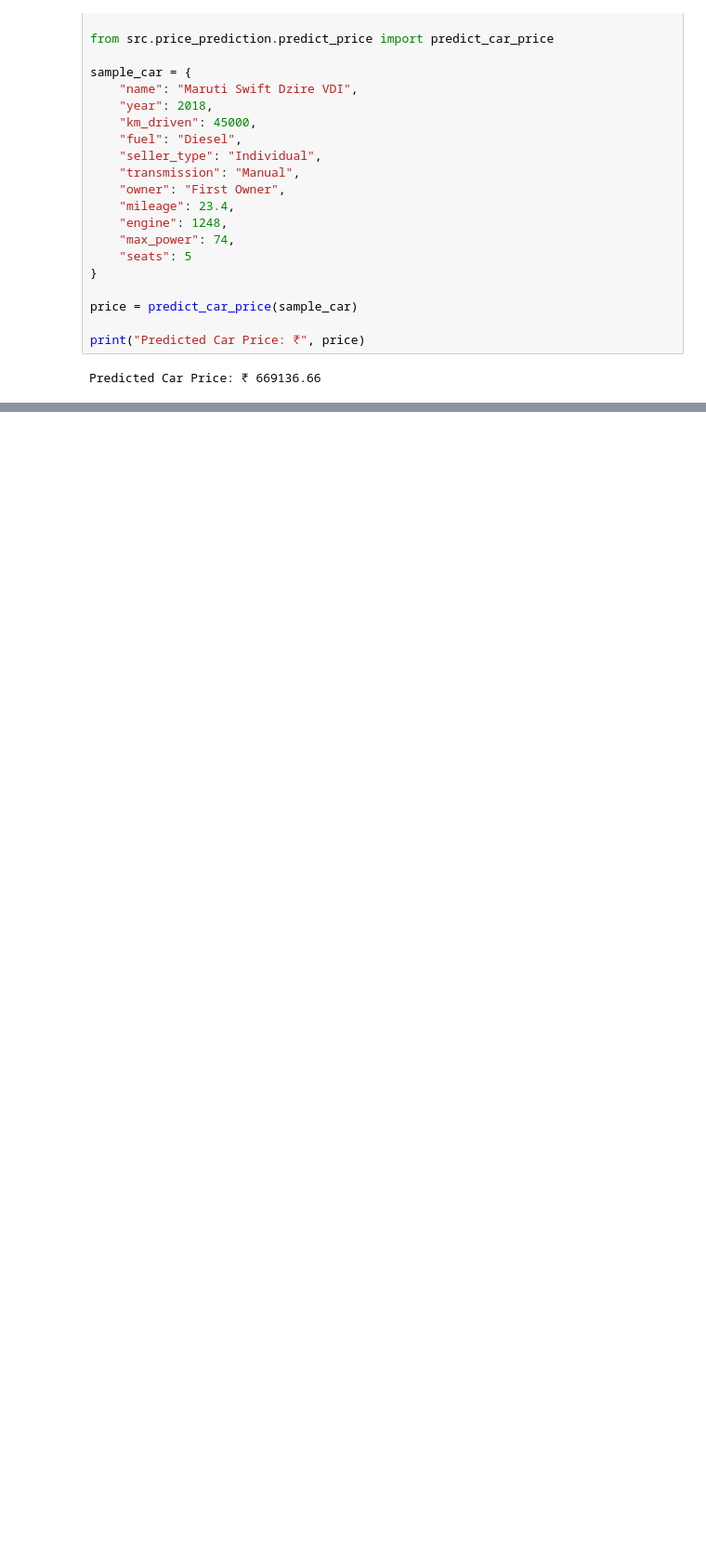
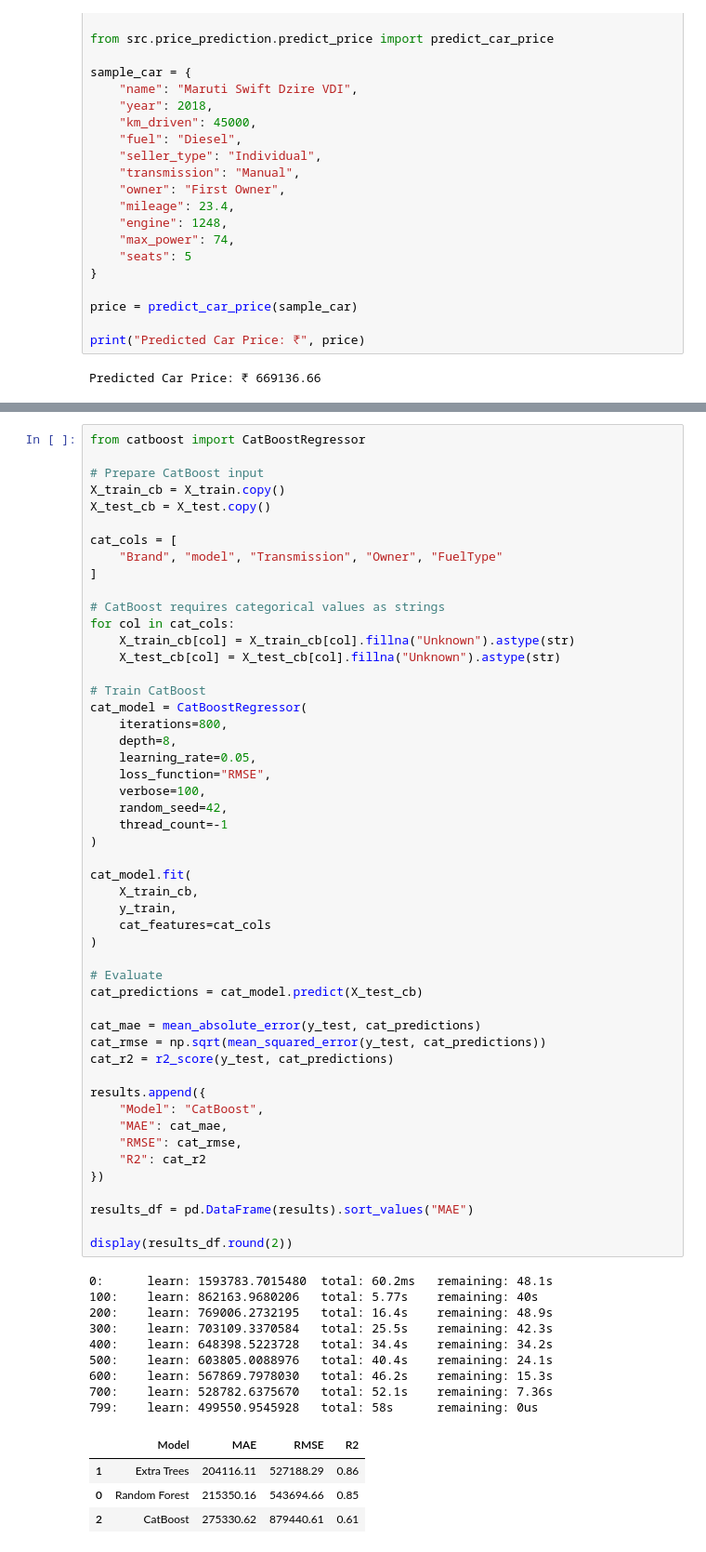
Before and after one commit to Gurasees1234/CarWise-AI, a Jupyter notebook: notebooks/01_model_training.ipynb, the cells around one changed output, grey strips where cells are left out. Shown at 93% size. Cells and saved outputs as stored; diff of their text form; blank space fills up the shorter version.

```diff
--- a/notebooks/01_model_training.ipynb
+++ b/notebooks/01_model_training.ipynb
@@ -556,0 +937,64 @@ Predicted Car Price: ₹ 669136.66
+# %%
+from catboost import CatBoostRegressor
+
+# Prepare CatBoost input
+X_train_cb = X_train.copy()
+X_test_cb = X_test.copy()
+
+cat_cols = [
+    "Brand", "model", "Transmission", "Owner", "FuelType"
+]
+
+# CatBoost requires categorical values as strings
+for col in cat_cols:
+    X_train_cb[col] = X_train_cb[col].fillna("Unknown").astype(str)
+    X_test_cb[col] = X_test_cb[col].fillna("Unknown").astype(str)
+
+# Train CatBoost
+cat_model = CatBoostRegressor(
+    iterations=800,
+    depth=8,
+    learning_rate=0.05,
+    loss_function="RMSE",
+    verbose=100,
+    random_seed=42,
+    thread_count=-1
+)
+
+cat_model.fit(
+    X_train_cb,
+    y_train,
+    cat_features=cat_cols
+)
+
+# Evaluate
+cat_predictions = cat_model.predict(X_test_cb)
+
+cat_mae = mean_absolute_error(y_test, cat_predictions)
+cat_rmse = np.sqrt(mean_squared_error(y_test, cat_predictions))
+cat_r2 = r2_score(y_test, cat_predictions)
+
+results.append({
+    "Model": "CatBoost",
+    "MAE": cat_mae,
+    "RMSE": cat_rmse,
+    "R2": cat_r2
+})
+
+results_df = pd.DataFrame(results).sort_values("MAE")
+
+display(results_df.round(2))
+# %% [output]
+0:      learn: 1593783.7015480  total: 60.2ms   remaining: 48.1s
+100:    learn: 862163.9680206   total: 5.77s    remaining: 40s
+200:    learn: 769006.2732195   total: 16.4s    remaining: 48.9s
+300:    learn: 703109.3370584   total: 25.5s    remaining: 42.3s
+400:    learn: 648398.5223728   total: 34.4s    remaining: 34.2s
+500:    learn: 603805.0088976   total: 40.4s    remaining: 24.1s
+600:    learn: 567869.7978030   total: 46.2s    remaining: 15.3s
+700:    learn: 528782.6375670   total: 52.1s    remaining: 7.36s
+799:    learn: 499550.9545928   total: 58s      remaining: 0us
+|  | Model | MAE | RMSE | R2 |
+| 1 | Extra Trees | 204116.11 | 527188.29 | 0.86 |
+| 0 | Random Forest | 215350.16 | 543694.66 | 0.85 |
+| 2 | CatBoost | 275330.62 | 879440.61 | 0.61 |
```
Also changed, not shown: parts of 10 cells of this notebook, 8 other files.
